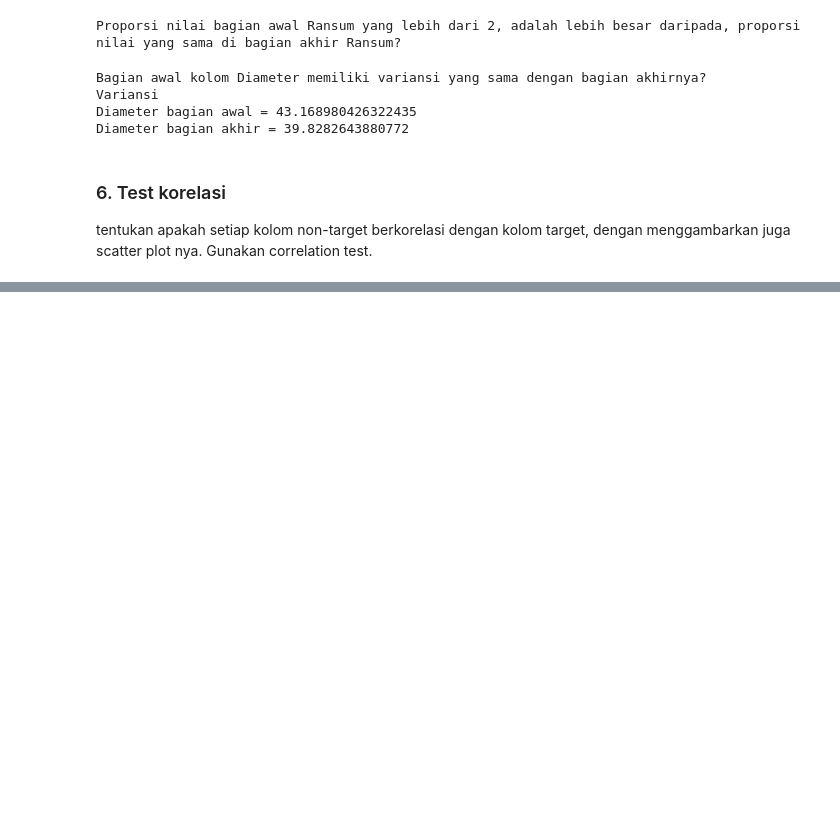
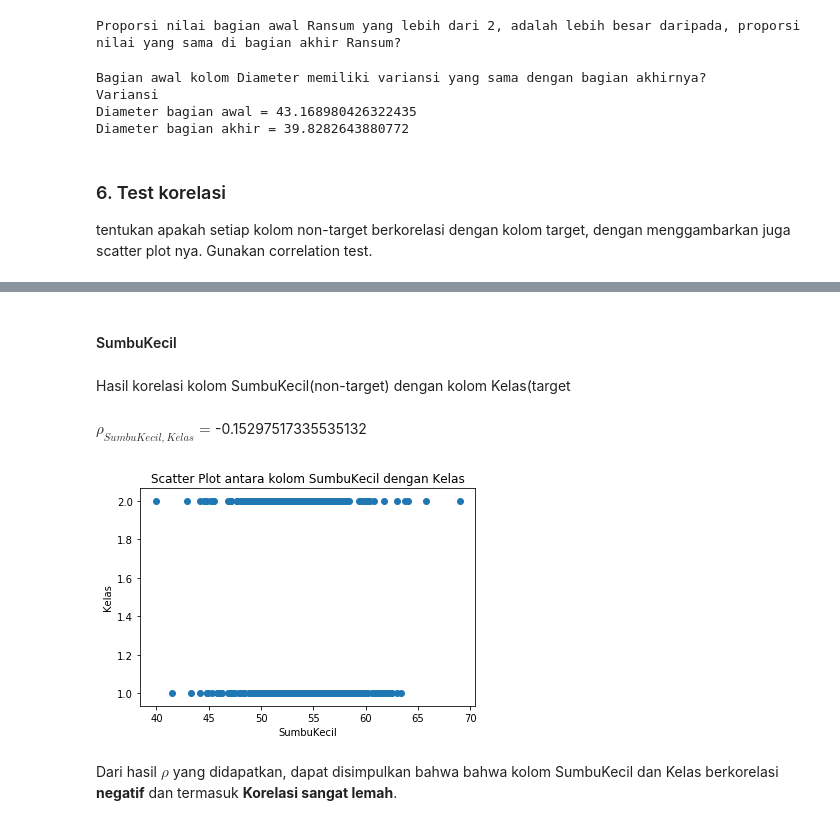
Before and after one commit to pratamaandiko/Tubes-Probstat, a Jupyter notebook: TubesProbstat.ipynb, the cells around one changed output, grey strips where cells are left out. Saved outputs shown, nothing was run; the diff lists cells and outputs as text; code cells hidden in the pictures; blank space fills up the shorter version.

```diff
--- a/TubesProbstat.ipynb
+++ b/TubesProbstat.ipynb
@@ -521,0 +540,16 @@ dtype: float64
+# %%
+printMd("#### SumbuKecil")
+printMd("Hasil korelasi kolom SumbuKecil(non-target) dengan kolom Kelas(target")
+printMd("$\\rho_{SumbuKecil,Kelas} = $"+str(gandum['SumbuKecil'].corr(gandum['Kelas'])))
+plt.title("Scatter Plot antara kolom SumbuKecil dengan Kelas")
+plt.scatter(x=gandum['SumbuKecil'],y=gandum['Kelas'])
+plt.xlabel("SumbuKecil")
+plt.ylabel("Kelas")
+plt.show()
+printMd("Dari hasil $\\rho$ yang didapatkan, dapat disimpulkan bahwa bahwa kolom SumbuKecil dan Kelas berkorelasi **negatif** dan termasuk **Korelasi sangat lemah**.")
+# %% [output]
+#### SumbuKecil
+Hasil korelasi kolom SumbuKecil(non-target) dengan kolom Kelas(target
+$\rho_{SumbuKecil,Kelas} = $-0.15297517335535132
+[figure, added]
+Dari hasil $\rho$ yang didapatkan, dapat disimpulkan bahwa bahwa kolom SumbuKecil dan Kelas berkorelasi **negatif** dan termasuk **Korelasi sangat lemah**.
```
Also changed, not shown: parts of 32 cells of this notebook.
